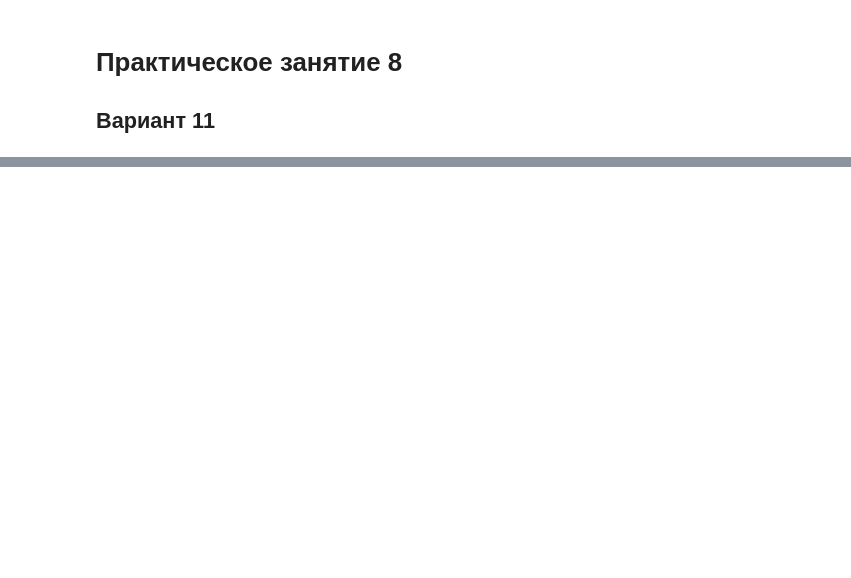
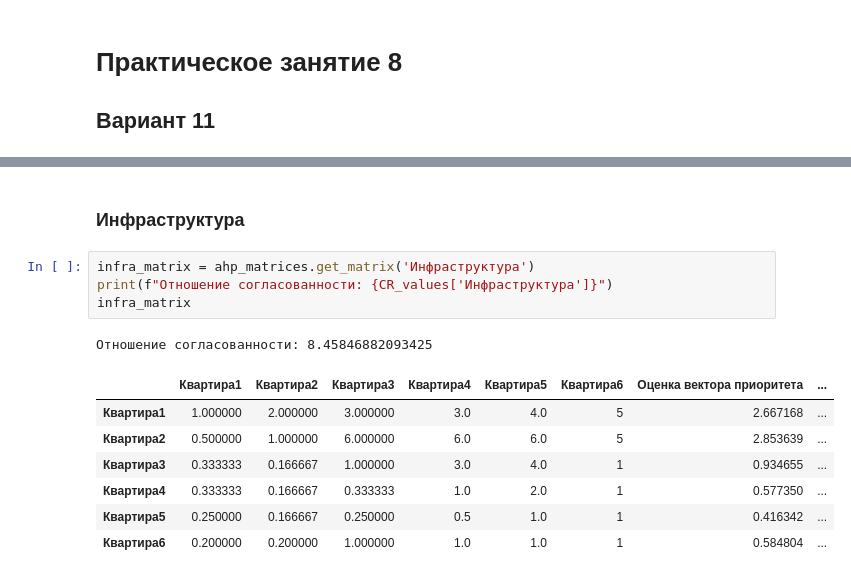
Before and after one commit to niktimf/CHSU_SA, a Jupyter notebook: EX9/EX9.ipynb, the cells around one changed output, grey strips where cells are left out. Cells and saved outputs as stored; diff of their text form; blank space fills up the shorter version.

```diff
--- a/EX9/EX9.ipynb
+++ b/EX9/EX9.ipynb
@@ -44,0 +250,15 @@ matrix_df
+# %% [markdown]
+### Инфраструктура
+# %%
+infra_matrix = ahp_matrices.get_matrix('Инфраструктура')
+print(f"Отношение согласованности: {CR_values['Инфраструктура']}")
+infra_matrix
+# %% [output]
+Отношение согласованности: 8.45846882093425
+|  | Квартира1 | Квартира2 | Квартира3 | Квартира4 | Квартира5 | Квартира6 | Оценка вектора приоритета | ... |
+| Квартира1 | 1.000000 | 2.000000 | 3.000000 | 3.0 | 4.0 | 5 | 2.667168 | ... |
+| Квартира2 | 0.500000 | 1.000000 | 6.000000 | 6.0 | 6.0 | 5 | 2.853639 | ... |
+| Квартира3 | 0.333333 | 0.166667 | 1.000000 | 3.0 | 4.0 | 1 | 0.934655 | ... |
+| Квартира4 | 0.333333 | 0.166667 | 0.333333 | 1.0 | 2.0 | 1 | 0.577350 | ... |
+| Квартира5 | 0.250000 | 0.166667 | 0.250000 | 0.5 | 1.0 | 1 | 0.416342 | ... |
+| Квартира6 | 0.200000 | 0.200000 | 1.000000 | 1.0 | 1.0 | 1 | 0.584804 | ... |
```
Also changed, not shown: parts of 16 cells of this notebook.
